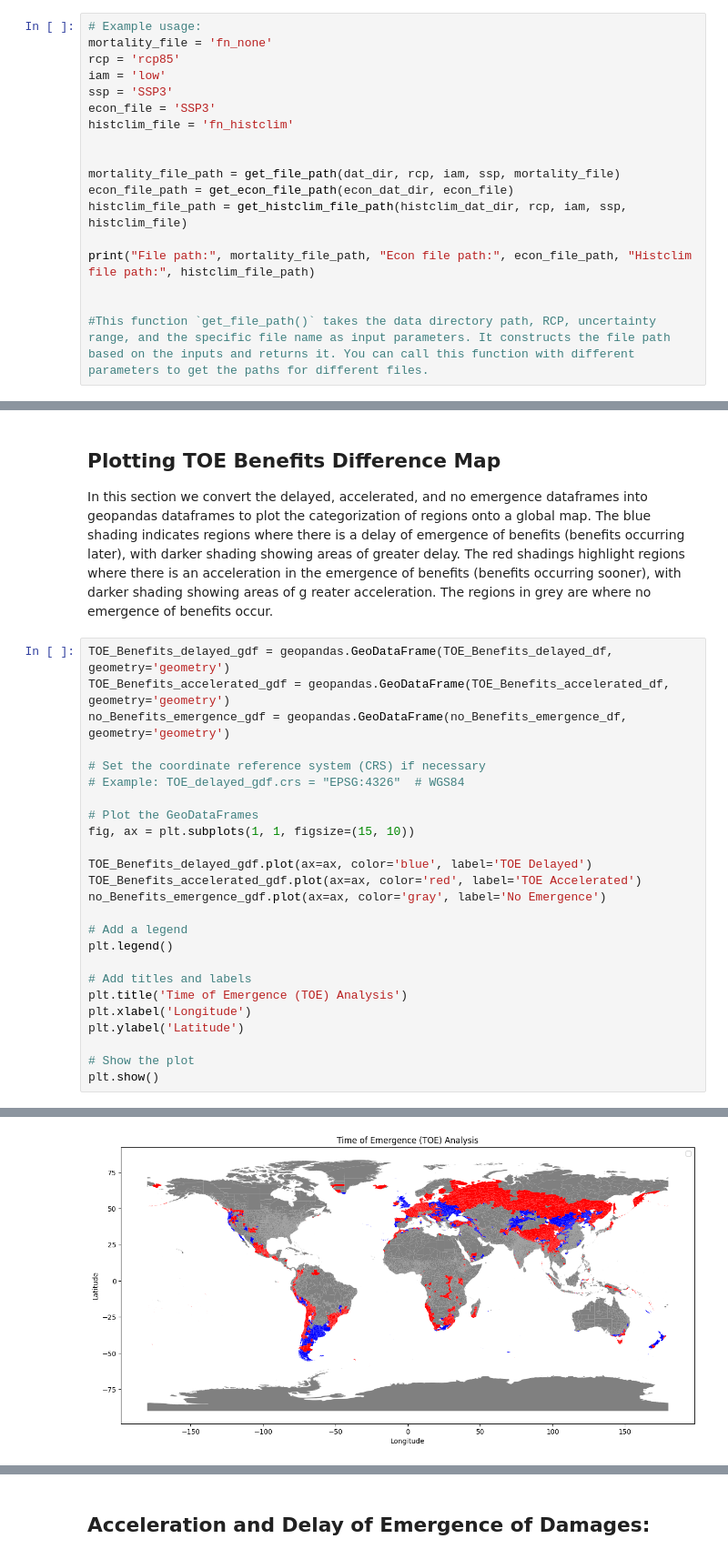
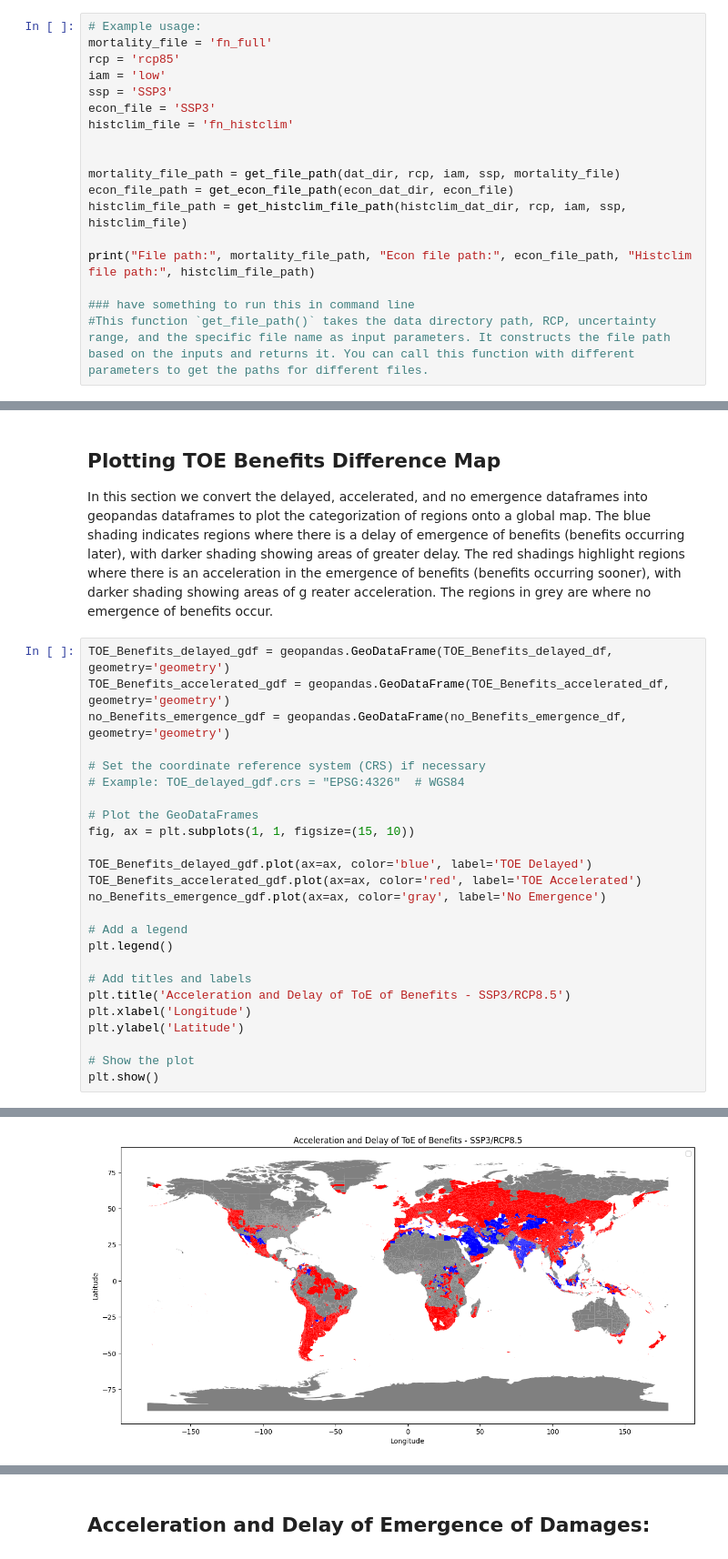
Before and after one commit to DanBlancoRutgers/Mortality_Project, a Jupyter notebook: notebooks/ToE_Project_Final.ipynb, the cells around one changed output, grey strips where cells are left out. Shown at 91% size. Cells and saved outputs as stored; diff of their text form.

```diff
--- a/notebooks/ToE_Project_Final.ipynb
+++ b/notebooks/ToE_Project_Final.ipynb
@@ -233,7 +243,7 @@ In this section, we demonstrate how to use the previously defined functions to o
 ---
 # %%
 # Example usage:
-mortality_file = 'fn_none'
+mortality_file = 'fn_full'
 rcp = 'rcp85'
 iam = 'low'
 ssp = 'SSP3'
@@ -247,6 +257,6 @@ histclim_file_path = get_histclim_file_path(histclim_dat_dir, rcp, iam, ssp, his
 
 print("File path:", mortality_file_path, "Econ file path:", econ_file_path, "Histclim file path:", histclim_file_path)
 
-
+### have something to run this in command line
 #This function `get_file_path()` takes the data directory path, RCP, uncertainty range, and the specific file name as input parameters. It constructs the file path based on the inputs and returns it. You can call this function with different parameters to get the paths for different files.
 # %% [output]
@@ -825,30 +943,30 @@ reater acceleration. The regions in grey are where no emergence of benefits occu
 # %%
 TOE_Benefits_delayed_gdf = geopandas.GeoDataFrame(TOE_Benefits_delayed_df, geometry='geometry')
 TOE_Benefits_accelerated_gdf = geopandas.GeoDataFrame(TOE_Benefits_accelerated_df, geometry='geometry')
 no_Benefits_emergence_gdf = geopandas.GeoDataFrame(no_Benefits_emergence_df, geometry='geometry')
 
 # Set the coordinate reference system (CRS) if necessary
 # Example: TOE_delayed_gdf.crs = "EPSG:4326"  # WGS84
 
 # Plot the GeoDataFrames
 fig, ax = plt.subplots(1, 1, figsize=(15, 10))
 
 TOE_Benefits_delayed_gdf.plot(ax=ax, color='blue', label='TOE Delayed')
 TOE_Benefits_accelerated_gdf.plot(ax=ax, color='red', label='TOE Accelerated')
 no_Benefits_emergence_gdf.plot(ax=ax, color='gray', label='No Emergence')
 
 # Add a legend
 plt.legend()
 
 # Add titles and labels
-plt.title('Time of Emergence (TOE) Analysis')
+plt.title('Acceleration and Delay of ToE of Benefits - SSP3/RCP8.5')
 plt.xlabel('Longitude')
 plt.ylabel('Latitude')
 
 # Show the plot
 plt.show()
 # %% [output]
 See: https://matplotlib.org/stable/tutorials/intermediate/legend_guide.html#implementing-a-custom-legend-handler
   plt.legend()
 No artists with labels found to put in legend.  Note that artists whose label start with an underscore are ignored when legend() is called with no argument.
-[figure, old version]
+[figure, new version]
```
Also changed, not shown: parts of 51 cells of this notebook, 4 other files.
